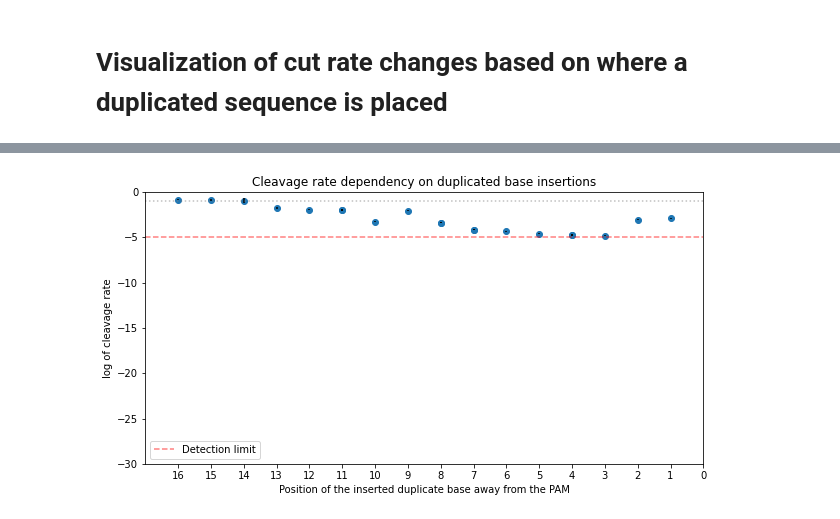
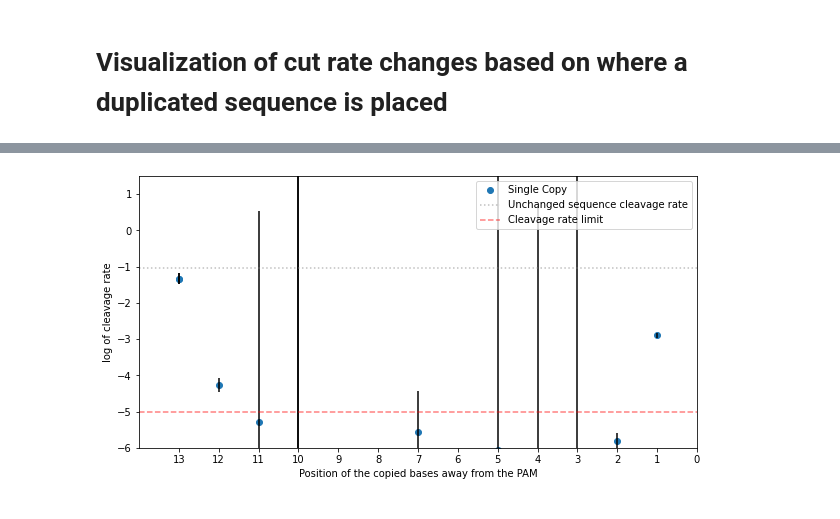
Before and after one commit to JusSva/Cas9-Cleavage-processes, a Jupyter notebook: sgRNA2_Cleavage_site_final.ipynb, the cells around one changed output, grey strips where cells are left out. Drawn from its saved outputs; the diff is of its cells as text; code cells hidden in the pictures.

```diff
--- a/sgRNA2_Cleavage_site_final.ipynb
+++ b/sgRNA2_Cleavage_site_final.ipynb
@@ -429,30 +645,34 @@ cleavage[cleavage['sequence'].str.contains(f'^TTTA{sequence}TGG$')]
 |  | sequence | descriptor | cleavage_rate_log | cleavage_rate_log_unc | L_12s | L_3m | L_10m | L_100m | ... |
 | 1842 | TTTAGTGATAAGTGGAATGCCATGTGG | pamTGG | -0.850572 | 0.043855 | 3.0 | 3.0 | 3.0 | 3.0 | ... |
 # %%
-def cut_rate(df, x_axis='sequence', y_axis='cleavage_rate_log', y_error='cleavage_rate_log_unc'):
+def cut_rate(df, x_axis='sequence', y_axis='cleavage_rate_log', y_error='cleavage_rate_log_unc', save = '', name = 'single cleavage rate'):
 
     #Creates the cleavage rate graph for a single data set
 
     df = df.reset_index(drop=True)
 
     plt.figure(figsize=[10, 5])
-    plt.scatter(x=df.loc[:, x_axis], y=df.loc[:, y_axis])
+    plt.scatter(x=df.loc[:, x_axis], y=df.loc[:, y_axis], label = 'Single Copy')#, color = 'blue')
     plt.errorbar(x=df.loc[:, x_axis], y=df.loc[:, y_axis], yerr=df.loc[:, y_error], fmt='none', color = 'black')
 
-    plt.axhline(-1.032424, color='grey', alpha = 0.5, linestyle = ':')
-    plt.axhline(-5, color='red', alpha = 0.5, linestyle = '--', label = 'Detection limit')
+    plt.axhline(-1.032424, color='grey', alpha = 0.5, linestyle = ':', label = 'Unchanged sequence cleavage rate')
+    plt.axhline(-5, color='red', alpha = 0.5, linestyle = '--', label = 'Cleavage rate limit')
 
-    tick_labels = ['{}'.format(len(df)-4-x) for x in range(0, len(df))]
+    tick_labels = ['{}'.format(len(df)-2-x) for x in range(0, len(df))]
     plt.xticks(range(0, len(df)), tick_labels)
 
     plt.ylabel('log of cleavage rate')
-    plt.xlabel('Position of the inserted duplicate base away from the PAM')
-    plt.title('Cleavage rate dependency on duplicated base insertions')
+    plt.xlabel('Position of the copied bases away from the PAM')
+    #plt.title('Cleavage rate dependency on duplicated base insertions')
 
-    plt.xlim(-1, 16)
-    plt.ylim(-30, 0)
+    plt.xlim(-1, len(df)-2)
+    plt.ylim(-6, 1.5)
     plt.legend()
 
-cut_rate(doubles_df)
+    if save == 'yes':
+        plt.savefig(f"PNG {name}.png")
+        plt.savefig(f'SVG {name}.svg', format='svg', bbox_inches='tight')
+
+cut_rate(rep2_df)
 # %% [output]
-[figure, old version]
+[figure, new version]
```
Also changed, not shown: parts of 29 cells of this notebook, 1 other file.
